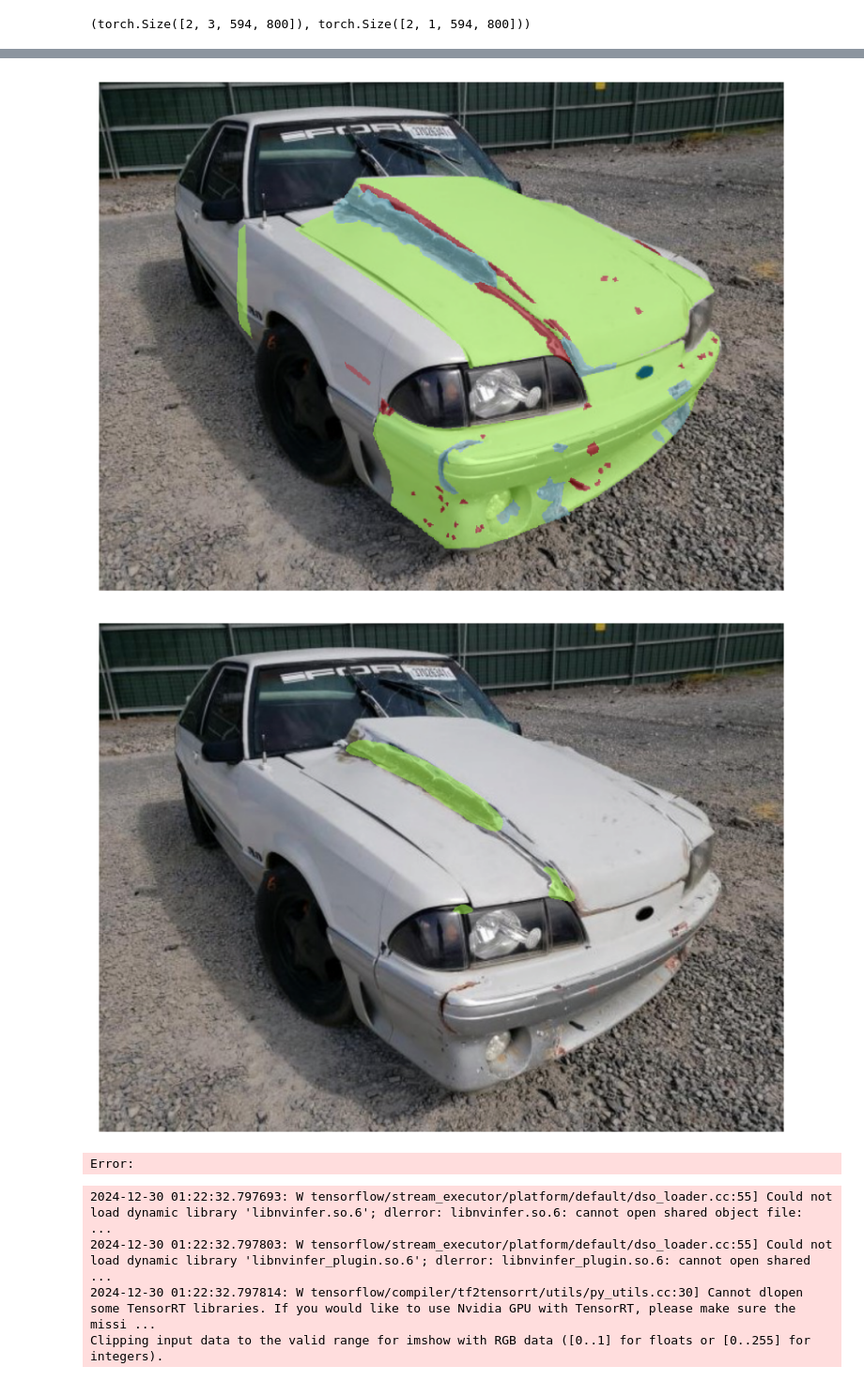
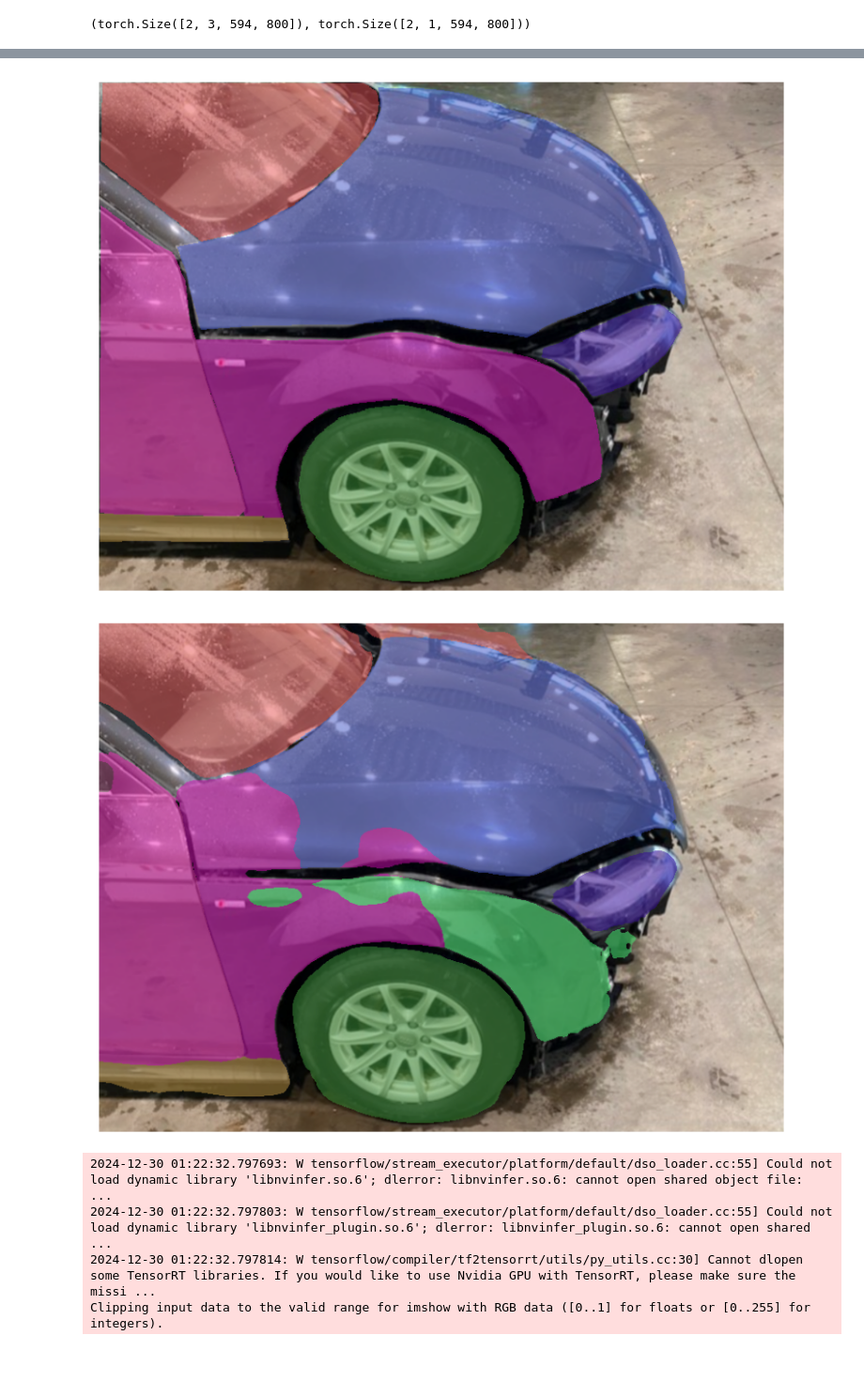
Before and after one commit to akshaygrao77/ImageSegmentation, a Jupyter notebook: segmentation_test.ipynb, the cells around one changed output, grey strips where cells are left out. Shown at 94% size. Saved outputs shown, nothing was run; the diff lists cells and outputs as text; code cells hidden in the pictures.

Commit message:
Now visualizations fit easily for both datasets

```diff
--- a/segmentation_test.ipynb
+++ b/segmentation_test.ipynb
@@ -86,5 +87,5 @@ index created!
 # %%
 # Create dataset
-train_cardamage_dataset = get_dataset(cardamages_imgs,cardamages_anns,is_train=True)
-val_cardamage_dataset = get_dataset(cardamages_imgs,cardamages_anns)
+train_car_dataset = get_dataset(car_imgs,car_anns,is_train=True)
+val_car_dataset = get_dataset(car_imgs,car_anns)
 # %% [output]
@@ -129,8 +130,8 @@ plt.show()
 from torch.utils.data import DataLoader
 
 # Create DataLoader
-tr_cd_dataloader = DataLoader(train_cardamage_dataset, batch_size=2, shuffle=True)
-val_cd_dataloader = DataLoader(val_cardamage_dataset, batch_size=2)
+tr_cd_dataloader = DataLoader(train_car_dataset, batch_size=2, shuffle=True)
+val_cd_dataloader = DataLoader(val_car_dataset, batch_size=2)
 # %%
 from transformers import SegformerFeatureExtractor, SegformerForSemanticSegmentation
 from PIL import Image
@@ -145,7 +139,7 @@ To enable them in other operations, rebuild TensorFlow with the appropriate comp
 # %%
-# pretrained_model_name = "nvidia/segformer-b3-finetuned-cityscapes-1024-1024"
-pretrained_model_name = "nvidia/segformer-b5-finetuned-ade-640-640"
-start_net_path="./checkpoints/contrast1/nvidia_segformer-b5-finetuned-ade-640-640_ep_23.pt"
-model = get_segformermodel(len(cardamage_id_to_color),pretrained_model_name)
+pretrained_model_name = "nvidia/segformer-b3-finetuned-cityscapes-1024-1024"
+# pretrained_model_name = "nvidia/segformer-b5-finetuned-ade-640-640"
+start_net_path="./checkpoints/Car_parts_dataset/nvidia_segformer-b3-finetuned-cityscapes-1024-1024_ep_58.pt"
+model = get_segformermodel(len(car_id_to_color),pretrained_model_name)
 model,_,_,_ = get_model_from_path(model,None,None,start_net_path)
 # %% [output]
@@ -175,5 +169,5 @@ Validation loss: 0.10955791425051316 mean_iou :0.5158412720831441, mean_accuracy
 # %%
-iter_train = iter(tr_cd_dataloader)
+iter_train = iter(val_cd_dataloader)
 # %%
 img,msk = next(iter_train)
 img.size(),msk.size()
@@ -208,5 +200,5 @@ plt.imshow(unnormalize_image(img[ind].transpose(0,-1).transpose(0,1).numpy()))
 # %%
-overlayed_image = overlay_colored_mask(img[ind].transpose(0,-1).transpose(0,1).numpy(), msk[ind].numpy(), cardamage_id_to_color, alpha=0.5)
+overlayed_image = overlay_colored_mask(img[ind].transpose(0,-1).transpose(0,1).numpy(), msk[ind].numpy(), car_id_to_color, alpha=0.5)
 
 # Visualize the result
 plt.figure(figsize=(10, 10))
@@ -214,18 +206,17 @@ plt.imshow(overlayed_image)
 plt.axis('off')
 plt.show()
 # %% [output]
-[figure, old version]
+[figure, new version]
 # %%
-overlayed_image = overlay_colored_mask(img[ind].transpose(0,-1).transpose(0,1).numpy(), predicted[ind].numpy(), cardamage_id_to_color, alpha=0.5)
+overlayed_image = overlay_colored_mask(img[ind].transpose(0,-1).transpose(0,1).numpy(), predicted[ind].numpy(), car_id_to_color, alpha=0.5)
 
 # Visualize the result
 plt.figure(figsize=(10, 10))
 plt.imshow(overlayed_image)
 plt.axis('off')
 plt.show()
 # %% [output]
-[figure, old version]
+[figure, new version]
-Error:
 # %%
 with open('./mask.txt', 'w') as f:
     for m in msk.numpy()[0]:
```
Also changed, not shown: parts of 18 cells of this notebook.
